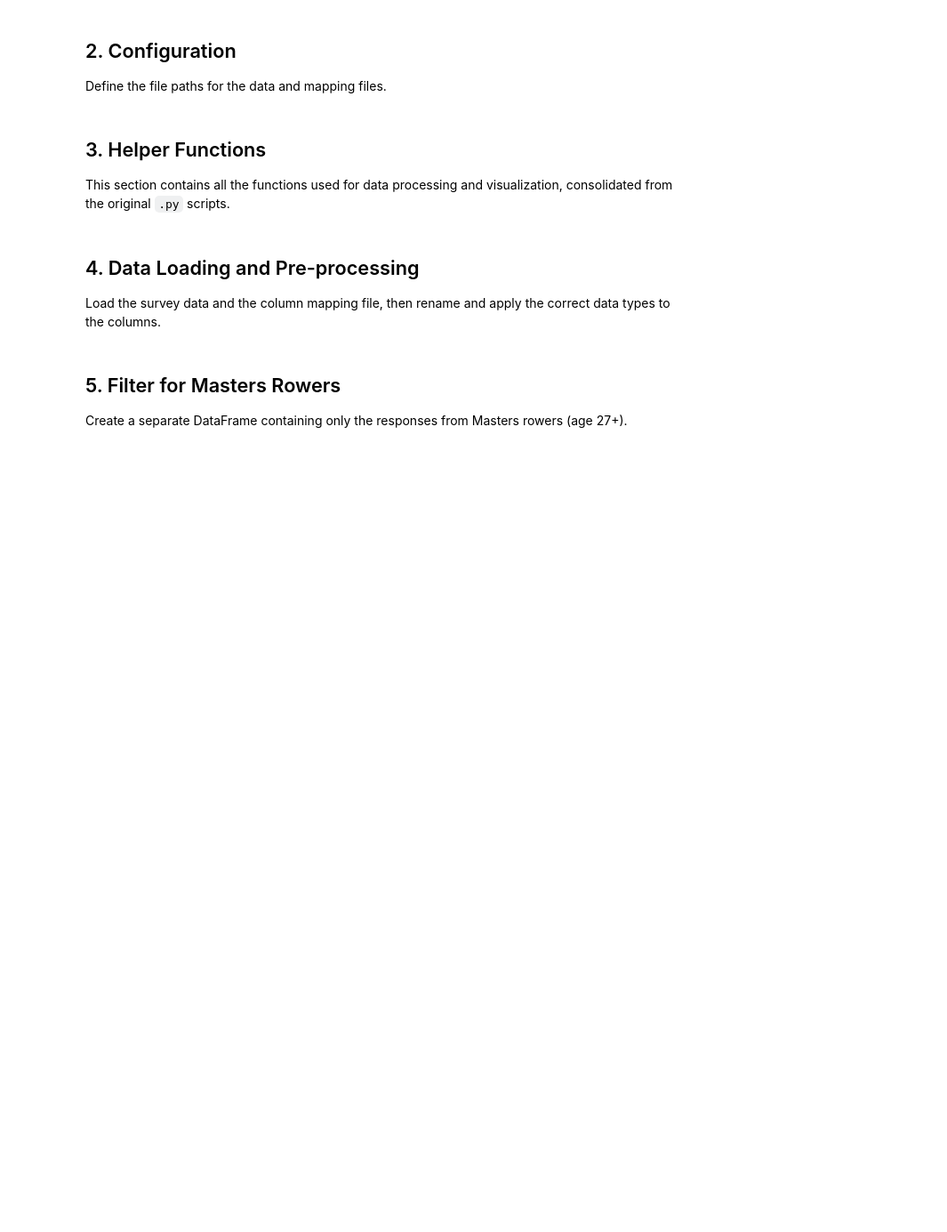
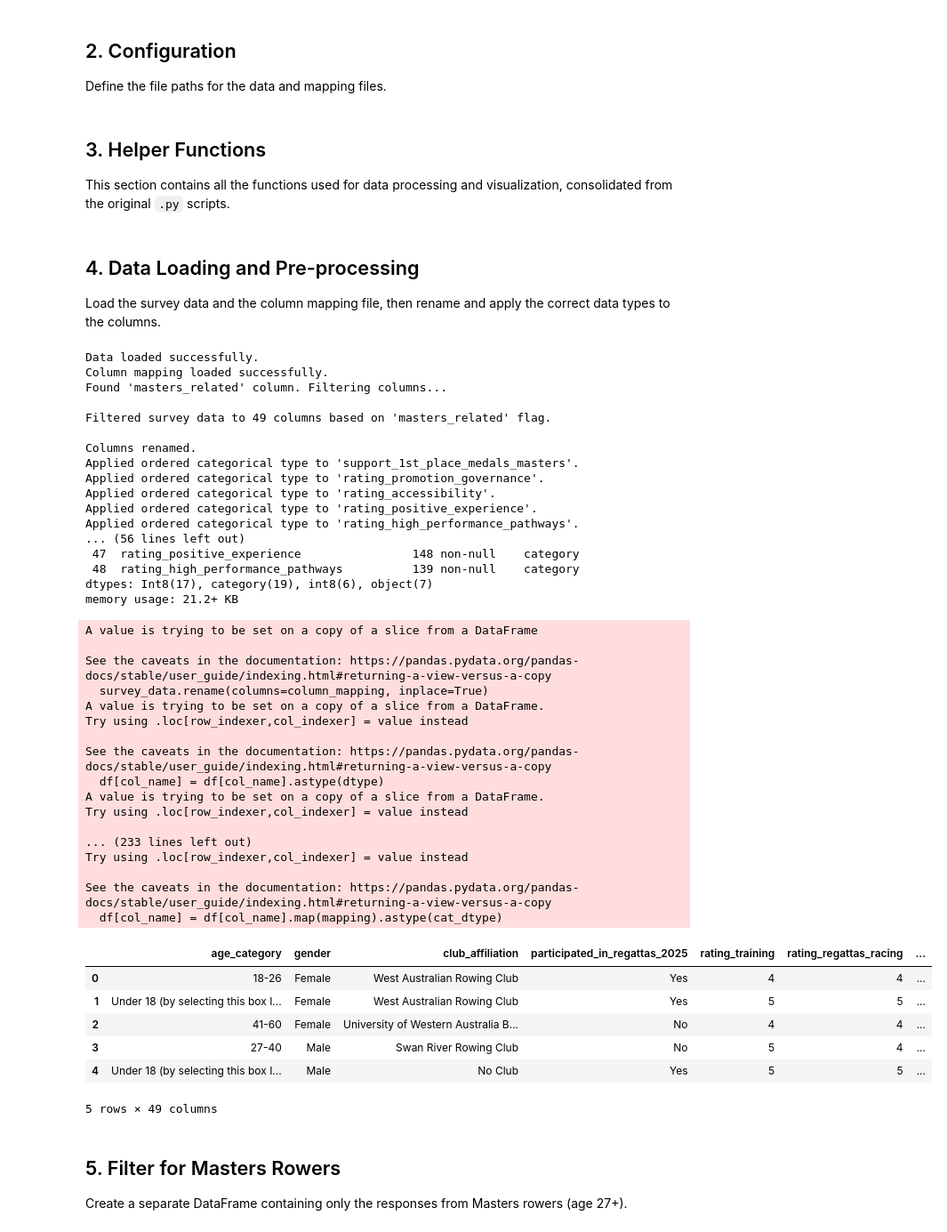
Before and after one commit to aramshaw/2025_10_RWA_Survey, a Jupyter notebook: Rower_Survey_Analysis.ipynb, the cells around one changed output. Shown at 89% size. Drawn from its saved outputs; the diff is of its cells as text; code cells hidden in the pictures; blank space fills up the shorter version.

```diff
--- a/Rower_Survey_Analysis.ipynb
+++ b/Rower_Survey_Analysis.ipynb
@@ -204,19 +65,79 @@ print("All helper functions defined.")
 ## 4. Data Loading and Pre-processing
 Load the survey data and the column mapping file, then rename and apply the correct data types to the columns.
 # %%
-survey_data = load_data(file_path)
+survey_data_raw = load_data(file_path)
 mapping_df = load_column_mapping(mapping_file_path)
 
-if survey_data is not None and mapping_df is not None:
-    column_mapping = dict(zip(mapping_df["old_name"], mapping_df["new_name"]))
+if survey_data_raw is not None and mapping_df is not None:
+    # Filter the mapping to only include columns where 'masters_related' is 'Y'
+    if 'masters_related' in mapping_df.columns:
+        print("Found 'masters_related' column. Filtering columns...")
+        # Ensure we handle non-string values and case-insensitivity
+        mapping_df_filtered = mapping_df[mapping_df['masters_related'].astype(str).str.upper() == 'Y'].copy()
+    else:
+        print("Warning: 'masters_related' column not found in mapping file. Processing all columns as before.")
+        mapping_df_filtered = mapping_df.copy()
+
+    # Get the list of original column names to keep
+    columns_to_keep = mapping_df_filtered['old_name'].tolist()
+
+    # Filter the main DataFrame to only keep the selected columns
+    survey_data = survey_data_raw[columns_to_keep]
+    print(f"\nFiltered survey data to {len(survey_data.columns)} columns based on 'masters_related' flag.")
+
+    # Create the renaming dictionary from the filtered mapping
+    column_mapping = dict(zip(mapping_df_filtered["old_name"], mapping_df_filtered["new_name"]))
     survey_data.rename(columns=column_mapping, inplace=True)
     print("\nColumns renamed.")
 
-    survey_data = apply_data_types(survey_data, mapping_df)
+    # Apply data types using the filtered mapping
+    survey_data = apply_data_types(survey_data, mapping_df_filtered)
 
     print("\nData processing complete. Displaying DataFrame info:")
     survey_data.info()
     display(survey_data.head())
+# %% [output]
+Data loaded successfully.
+Column mapping loaded successfully.
+Found 'masters_related' column. Filtering columns...
+
+Filtered survey data to 49 columns based on 'masters_related' flag.
+
+Columns renamed.
+Applied ordered categorical type to 'support_1st_place_medals_masters'.
+Applied ordered categorical type to 'rating_promotion_governance'.
+Applied ordered categorical type to 'rating_accessibility'.
+Applied ordered categorical type to 'rating_positive_experience'.
+Applied ordered categorical type to 'rating_high_performance_pathways'.
+... (56 lines left out)
+ 47  rating_positive_experience                148 non-null    category
+ 48  rating_high_performance_pathways          139 non-null    category
+dtypes: Int8(17), category(19), int8(6), object(7)
+memory usage: 21.2+ KB
+A value is trying to be set on a copy of a slice from a DataFrame
+
+See the caveats in the documentation: https://pandas.pydata.org/pandas-docs/stable/user_guide/indexing.html#returning-a-view-versus-a-copy
+  survey_data.rename(columns=column_mapping, inplace=True)
+A value is trying to be set on a copy of a slice from a DataFrame.
+Try using .loc[row_indexer,col_indexer] = value instead
+
+See the caveats in the documentation: https://pandas.pydata.org/pandas-docs/stable/user_guide/indexing.html#returning-a-view-versus-a-copy
+  df[col_name] = df[col_name].astype(dtype)
+A value is trying to be set on a copy of a slice from a DataFrame.
+Try using .loc[row_indexer,col_indexer] = value instead
+
+... (233 lines left out)
+Try using .loc[row_indexer,col_indexer] = value instead
+
+See the caveats in the documentation: https://pandas.pydata.org/pandas-docs/stable/user_guide/indexing.html#returning-a-view-versus-a-copy
+  df[col_name] = df[col_name].map(mapping).astype(cat_dtype)
+|  | age_category | gender | club_affiliation | participated_in_regattas_2025 | rating_training | rating_regattas_racing | ... |
+| 0 | 18-26 | Female | West Australian Rowing Club | Yes | 4 | 4 | ... |
+| 1 | Under 18 (by selecting this box I... | Female | West Australian Rowing Club | Yes | 5 | 5 | ... |
+| 2 | 41-60 | Female | University of Western Australia B... | No | 4 | 4 | ... |
+| 3 | 27-40 | Male | Swan River Rowing Club | No | 5 | 4 | ... |
+| 4 | Under 18 (by selecting this box I... | Male | No Club | Yes | 5 | 5 | ... |
+5 rows × 49 columns
 # %% [markdown]
 ## 5. Filter for Masters Rowers
 Create a separate DataFrame containing only the responses from Masters rowers (age 27+).
```
Also changed, not shown: parts of 7 cells of this notebook, 1 other file.
